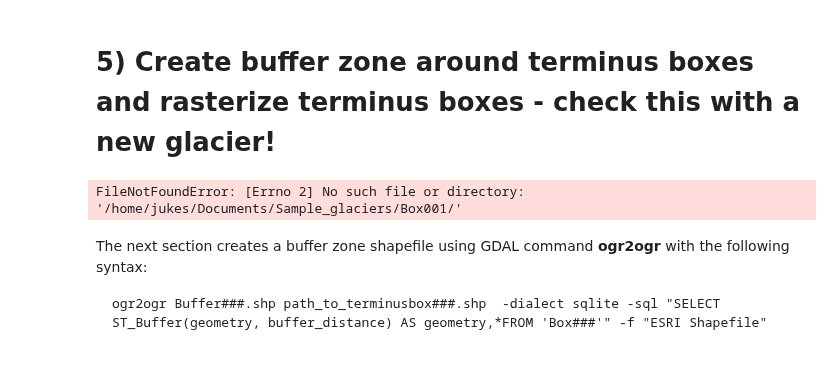
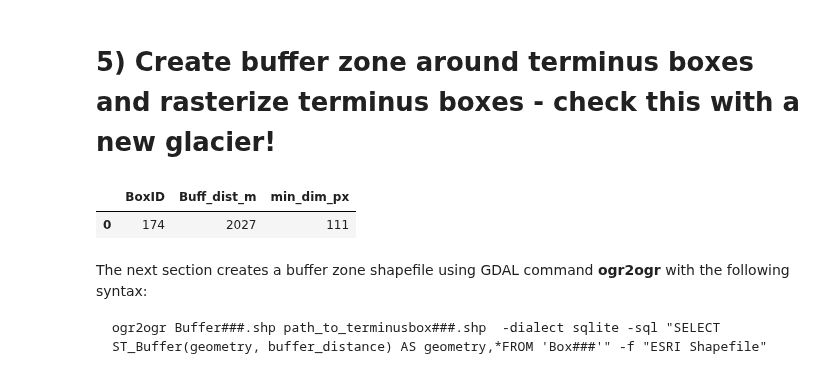
Before and after one commit to jukesliu/automated-glacier-terminus, a Jupyter notebook: preprocess.ipynb, the cells around one changed output. Drawn from its saved outputs; the diff is of its cells as text; code cells hidden in the pictures.

```diff
--- a/preprocess.ipynb
+++ b/preprocess.ipynb
@@ -64,9 +64,9 @@ gpd.io.file.fiona.drvsupport.supported_drivers['KML'] = 'rw'
 
 ######################################################################################
 # SET YOUR PATHS HERE:
-basepath='/Users/jukesliu/Documents/AUTO-TERMINUS/repo_testing/glacier_files/' # folder containing the terminus box shapefile(s)
-downloadpath ='/Users/jukesliu/Documents/AUTO-TERMINUS/repo_testing/LS8aws/' # folder to contain downloaded Landsat 8 images
-os.chdir('/Users/jukesliu/Documents/AUTO-TERMINUS/automated-glacier-terminus') # path to this repo
+basepath='/home/jukes/Documents/Sample_glaciers/' # folder containing the terminus box shapefile(s)
+downloadpath ='/media/jukes/easystore/TEMP_STORE_FROM_JUKES1/' # folder to contain downloaded Landsat 8 images
+os.chdir('/home/jukes/automated-glacier-terminus/') # path to this repo
 ######################################################################################
 
 # import necessary functions from automated-glacier-terminus.py
@@ -99,14 +99,14 @@ print(BoxIDs)
 # create new BoxID folders
 for BoxID in BoxIDs:
     # create folder in Sample_glaciers
-    if os.path.exists(basepath+'Box'+BoxID)==True:
+    if os.path.exists(basepath+'Box'+BoxID):
 #         shutil.rmtree(basepath+'Box'+BoxID) # remove the old folder
         print("Path exists already for Box", BoxID)
     else:
         os.mkdir(basepath+'Box'+BoxID)
 
     # make a new folder for the glacier in the download folder
-    if os.path.exists(downloadpath+'Box'+BoxID)==True:
+    if os.path.exists(downloadpath+'Box'+BoxID):
         print("Path exists already in LS8aws for Box", BoxID)
     else:
         os.mkdir(downloadpath+'Box'+BoxID)
@@ -399,7 +399,7 @@ for index, row in boxes_pr_df.iterrows():
     scenes = os.listdir(pr_folderpath) # grab the names of the LS8 scenes
 
     for scene in scenes:
-        if len(scenes) > 0 and scene.startswith("LC08"): #if the file corresponds to a Landsat 8 scene
+        if len(scenes) > 0 and scene.startswith("LC08") and 'L1TP' in scene: # L1TP scenes
             pathtoshp_rp = pathtoshp+'_UTM_'+zone # path to the UTM box shapefile
 
             #set path to the quality band (BQA.TIF) in the cloud using the scene name
@@ -433,38 +433,41 @@ LC08_L1TP_232011_20160819_20170322_01_T1_BQA_BoxKangerlussuaq.TIF subset downloa
 LC08_L1TP_232011_20190508_20190521_01_T1_BQA_BoxKangerlussuaq.TIF subset downloaded
 # %% [markdown]
 # 5) Create buffer zone around terminus boxes and rasterize terminus boxes - check this with a new glacier!
+# %%
+BoxIDs = ['174']
 # %%
 buffers = []
 mindimensions = []
 
 # Calculate a buffer distance around the terminus box:
 for BoxID in BoxIDs:
     for file in os.listdir(basepath+'Box'+BoxID+'/'):
         if 'UTM' in file and '.shp' in file and "Box" in file: # identify UTM projected box
             boxpath = basepath+"Box"+BoxID+"/"+file
             termbox = fiona.open(boxpath)
 
     # grab the box coordinates:
     box = termbox.next(); box_geom= box.get('geometry'); box_coords = box_geom.get('coordinates')[0]
     points = []
     for coord_pair in box_coords:
         lat = coord_pair[0]; lon = coord_pair[1]; points.append([lat, lon])
 
     # Calculate distance between coord 1 and 2 and between 2 and 3
     coord1 = points[0]; coord2 = points[1]; coord3 = points[2]
     dist1 = distance(coord1[0], coord1[1], coord2[0], coord2[1]);
     dist2 = distance(coord2[0], coord2[1], coord3[0], coord3[1])
     buff_dist = int(np.max([dist1, dist2])) # pick the longer one as the buffer distance
     mindim = int(np.min([dist1, dist2]))/15.0 # calculate the minimum dimension in pixels
 
     # record:
     buffers.append(buff_dist)
-    mindimensions.append(mindim)
+    mindimensions.append(int(mindim))
 
 # store as dataframe:
 buff_df = pd.DataFrame(list(zip(BoxIDs, buffers, mindimensions)), columns=['BoxID', 'Buff_dist_m', 'min_dim_px'])
 buff_df
 # %% [output]
-FileNotFoundError: [Errno 2] No such file or directory: '/home/jukes/Documents/Sample_glaciers/Box001/'
+|  | BoxID | Buff_dist_m | min_dim_px |
+| 0 | 174 | 2027 | 111 |
 # %%
 ######################################################################################
```
Also changed, not shown: parts of 1 cell of this notebook, 1 other file.
